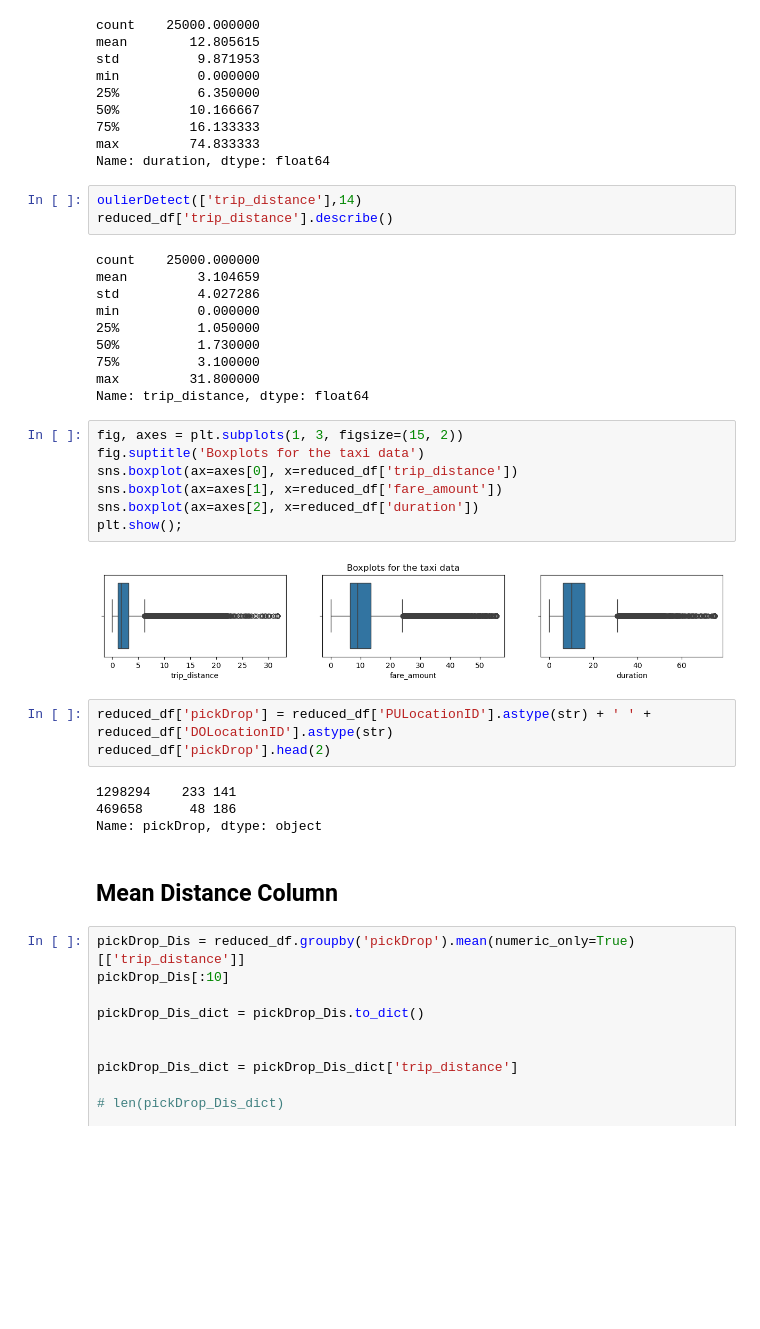
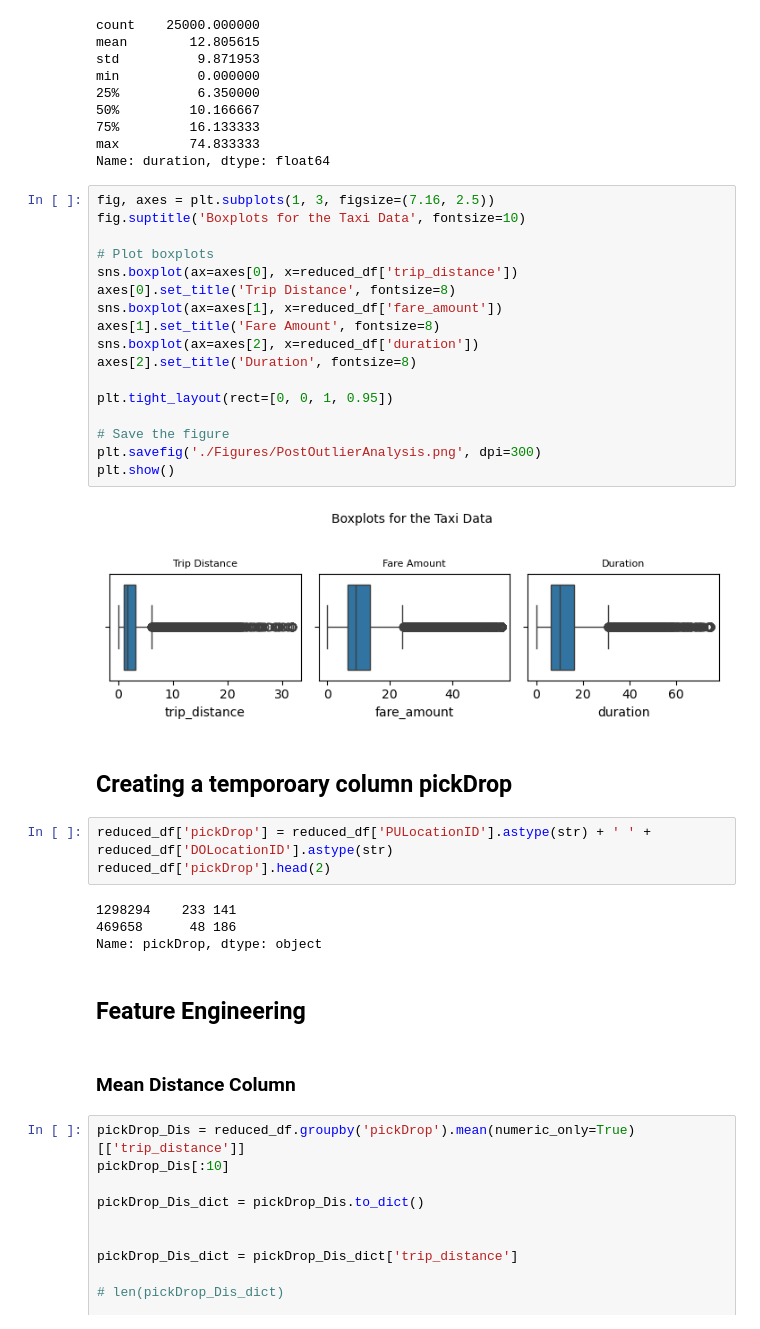
Before and after one commit to Hariharan-Sathiyamoorthy/Taxi_fare_predictor, a Jupyter notebook: CML.ipynb, the cells around one changed output. Cells and saved outputs as stored; diff of their text form; blank space fills up the shorter version.

```diff
--- a/CML.ipynb
+++ b/CML.ipynb
@@ -212,28 +210,27 @@ min          0.000000
 75%         16.133333
 max         74.833333
 Name: duration, dtype: float64
-# %%
-oulierDetect(['trip_distance'],14)
-reduced_df['trip_distance'].describe()
-# %% [output]
-count    25000.000000
-mean         3.104659
-std          4.027286
-min          0.000000
-25%          1.050000
-50%          1.730000
-75%          3.100000
-max         31.800000
-Name: trip_distance, dtype: float64
 # %%
-fig, axes = plt.subplots(1, 3, figsize=(15, 2))
-fig.suptitle('Boxplots for the taxi data')
+fig, axes = plt.subplots(1, 3, figsize=(7.16, 2.5))
+fig.suptitle('Boxplots for the Taxi Data', fontsize=10)
+
+# Plot boxplots
 sns.boxplot(ax=axes[0], x=reduced_df['trip_distance'])
+axes[0].set_title('Trip Distance', fontsize=8)
 sns.boxplot(ax=axes[1], x=reduced_df['fare_amount'])
+axes[1].set_title('Fare Amount', fontsize=8)
 sns.boxplot(ax=axes[2], x=reduced_df['duration'])
-plt.show();
+axes[2].set_title('Duration', fontsize=8)
+
+plt.tight_layout(rect=[0, 0, 1, 0.95])
+
+# Save the figure
+plt.savefig('./Figures/PostOutlierAnalysis.png', dpi=300)
+plt.show()
 # %% [output]
-[figure, old version]
+[figure, new version]
+# %% [markdown]
+## Creating a temporoary column pickDrop
 # %%
 reduced_df['pickDrop'] = reduced_df['PULocationID'].astype(str) + ' ' + reduced_df['DOLocationID'].astype(str)
 reduced_df['pickDrop'].head(2)
@@ -241,8 +238,10 @@ reduced_df['pickDrop'].head(2)
 1298294    233 141
 469658      48 186
 Name: pickDrop, dtype: object
+# %% [markdown]
+## Feature Engineering
 # %% [markdown]
-## Mean Distance Column
+### Mean Distance Column
 # %%
 pickDrop_Dis = reduced_df.groupby('pickDrop').mean(numeric_only=True)[['trip_distance']]
 pickDrop_Dis[:10]
```
Also changed, not shown: parts of 69 cells of this notebook, 6 other files.
